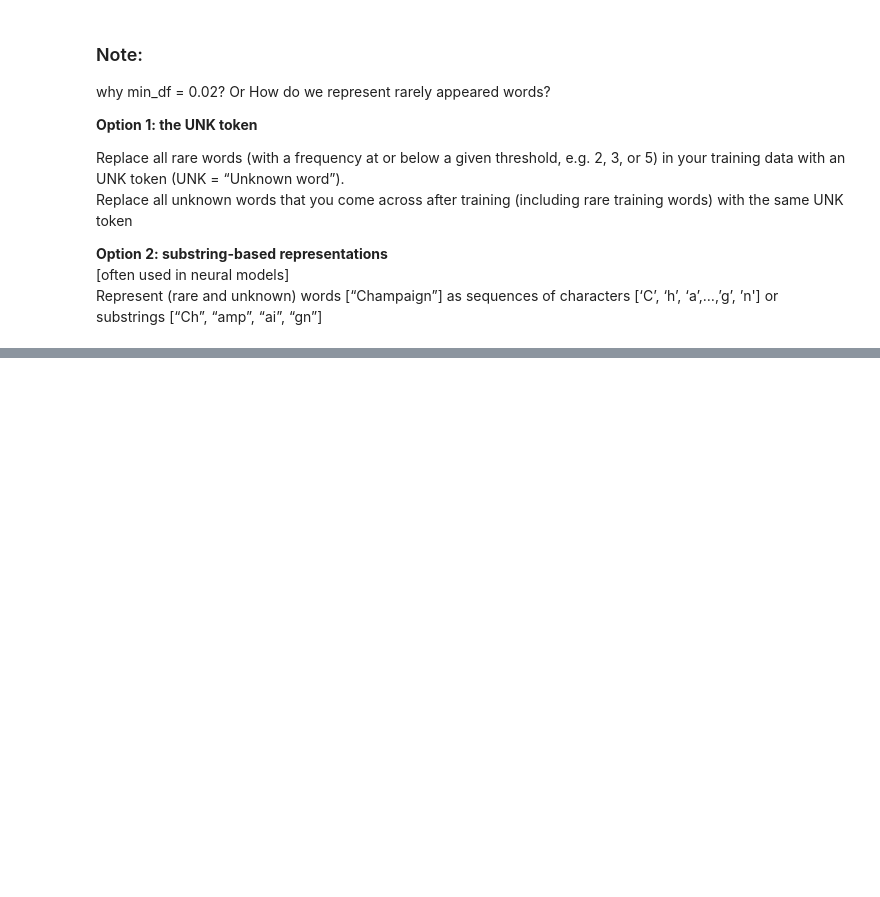
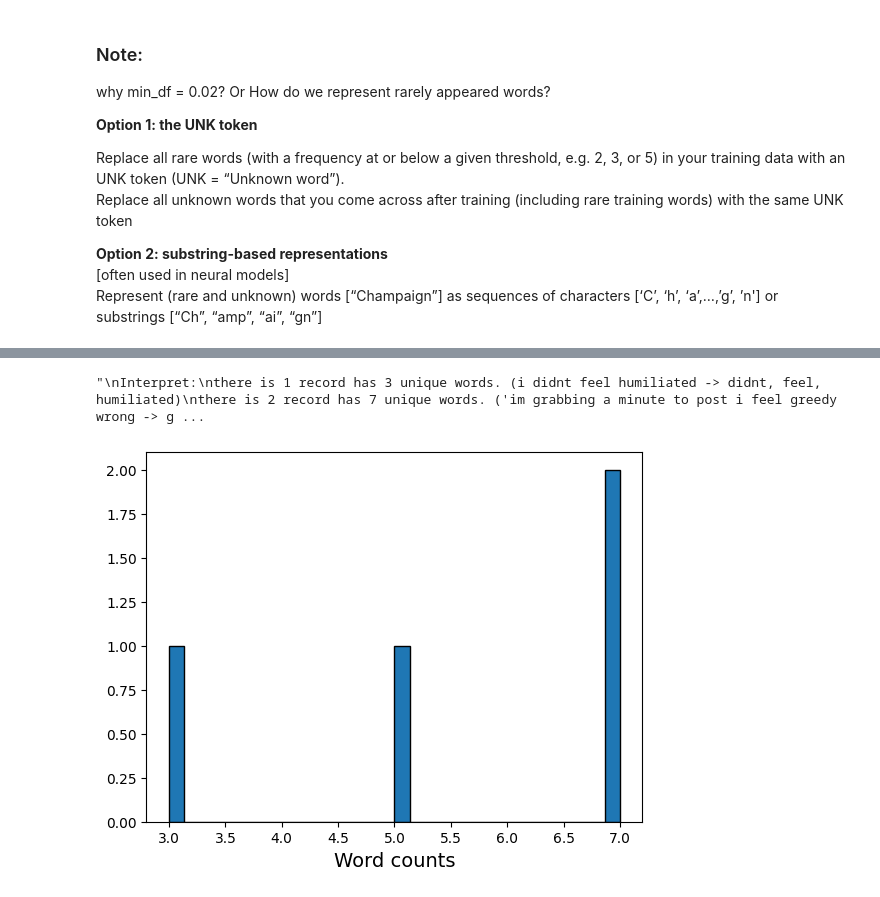
Before and after one commit to Marklong7/NLP_emotion_classification, a Jupyter notebook: data_engineering/CountVectorizer.ipynb, the cells around one changed output, grey strips where cells are left out. Saved outputs shown, nothing was run; the diff lists cells and outputs as text; code cells hidden in the pictures; blank space fills up the shorter version.

```diff
--- a/data_engineering/CountVectorizer.ipynb
+++ b/data_engineering/CountVectorizer.ipynb
@@ -17,0 +48,4 @@ from sklearn.model_selection import train_test_split
+# %%
+# any example to show how the encoder works
+X_try = X[0:4].copy(deep=True)
+X_try
@@ -23,7 +63,7 @@ min_df = 0.02 -> When building the vocabulary -> ignore terms that have a docume
 ngram_range = (1,1)  unigram -> tal
 '''
 vectorizer_try = CountVectorizer(stop_words='english',min_df=0.02, ngram_range=(1, 1))
-X_try = vectorizer_try.fit_transform(X_train[0:4])
-print('Data shape: ', X_try.shape)
+X_encoded_try_1 = vectorizer_try.fit_transform(X_try)
+print('Data shape: ', X_encoded_try_1.shape)
 # %% [output]
 Data shape:  (4, 20)
@@ -133,0 +146,13 @@ y_1 = y_all.copy()
+# %%
+review_word_count_histgram(X_encoded_try_1)
+'''
+Interpret:
+there is 1 record has 3 unique words. (i didnt feel humiliated -> didnt, feel, humiliated)
+there is 2 record has 7 unique words. ('im grabbing a minute to post i feel greedy wrong -> grabbing, minute, post, feel, greedy, wrong, im)
+
+What do we need to know that?
+That essentially calculate how many features a post has.
+'''
+# %% [output]
+"\nInterpret:\nthere is 1 record has 3 unique words. (i didnt feel humiliated -> didnt, feel, humiliated)\nthere is 2 record has 7 unique words. ('im grabbing a minute to post i feel greedy wrong -> g ...
+[figure, added]
```
Also changed, not shown: parts of 88 cells of this notebook.
